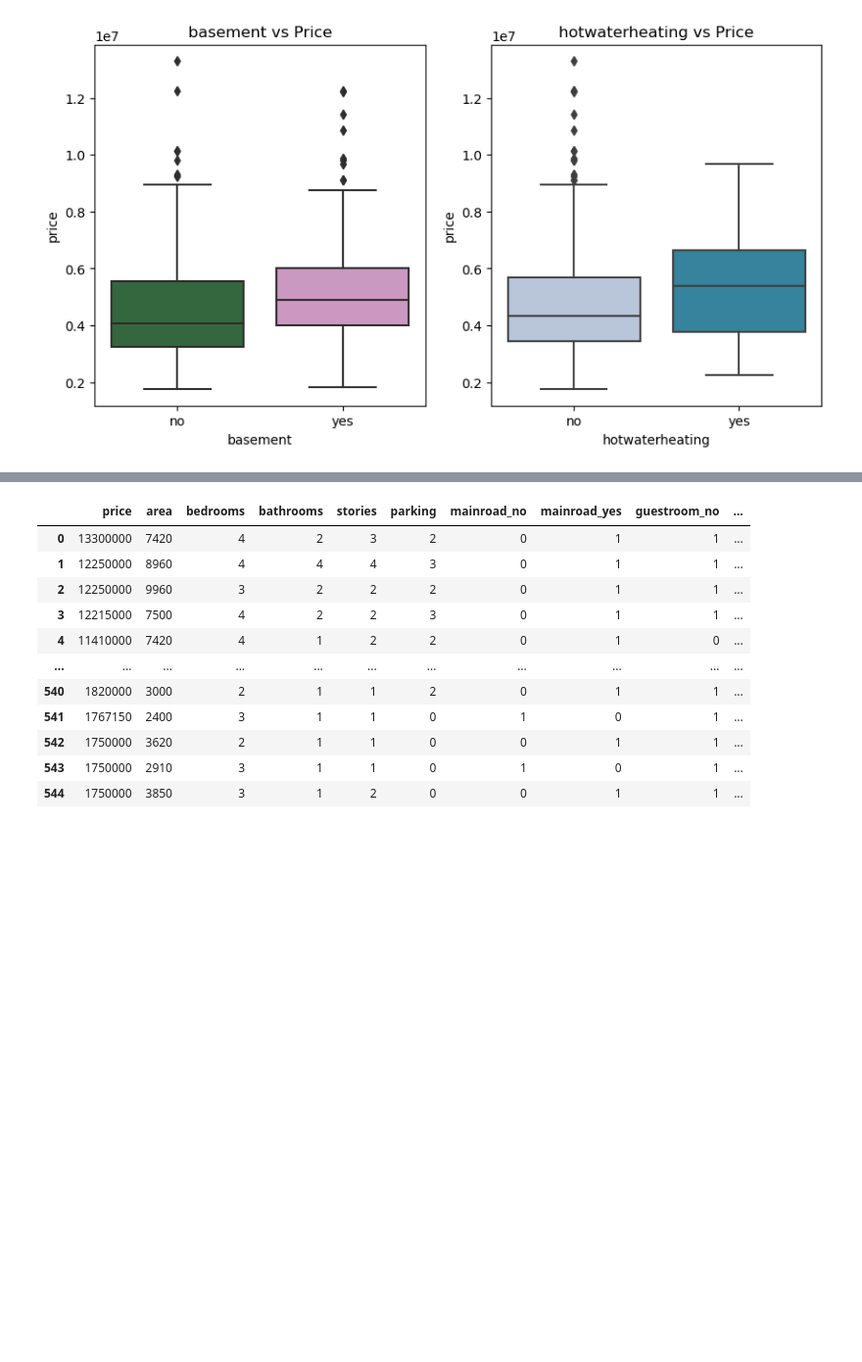
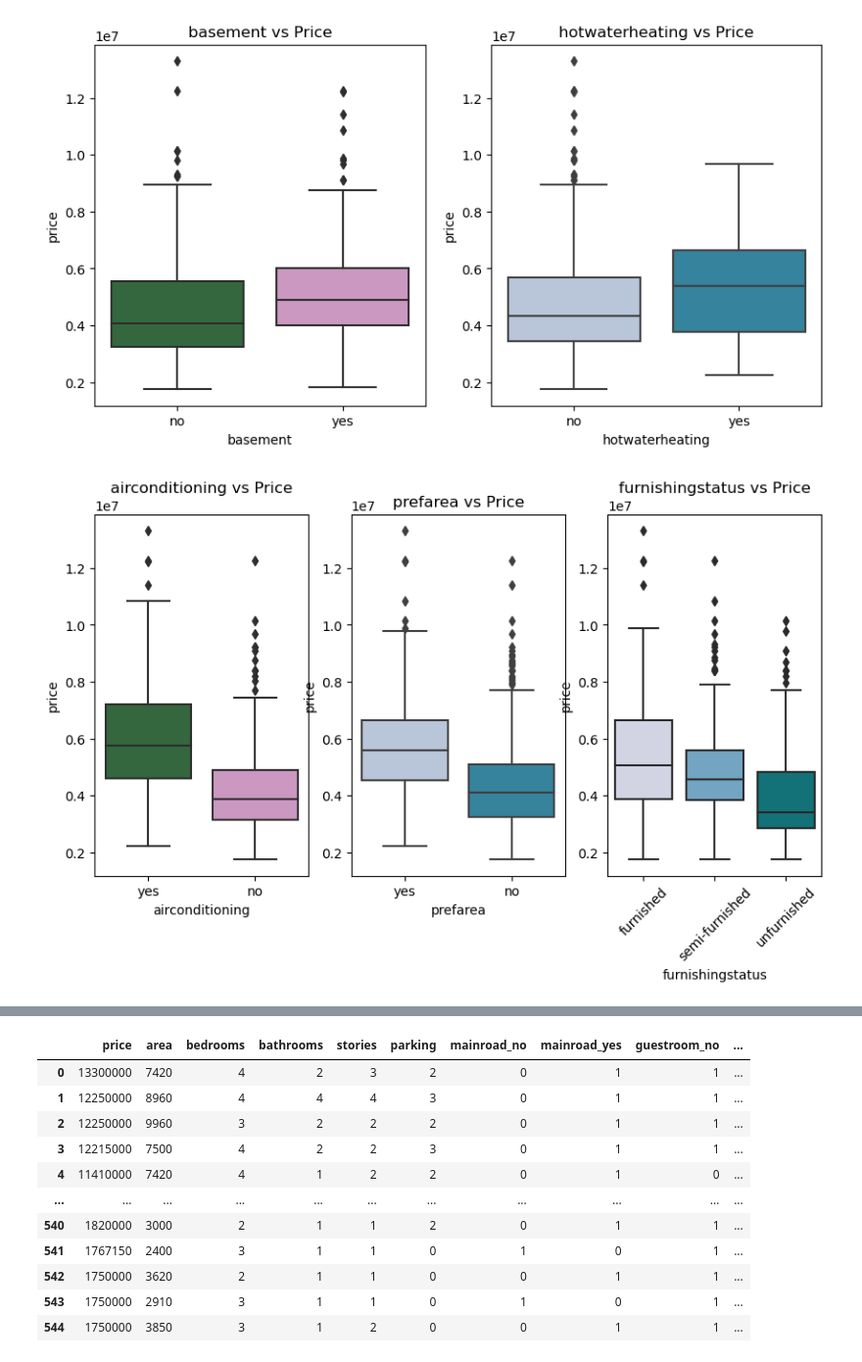
Before and after one commit to yenyew/housing-app, a Jupyter notebook: housing_project.ipynb, the cells around one changed output, grey strips where cells are left out. Shown at 98% size. Cells and saved outputs as stored; diff of their text form; code cells hidden in the pictures; blank space fills up the shorter version.

```diff
--- a/housing_project.ipynb
+++ b/housing_project.ipynb
@@ -83,3 +83,22 @@ sns.boxplot(x=df.hotwaterheating, y=df.price, palette=("PuBuGn"))
 plt.show()
 # %% [output]
 [figure]
+# %%
+plt.figure(figsize=(10,5))
+
+plt.subplot(1,3,1)
+plt.title('airconditioning vs Price')
+sns.boxplot(x=df.airconditioning, y=df.price, palette=("cubehelix"))
+
+plt.subplot(1,3,2)
+plt.title('prefarea vs Price')
+sns.boxplot(x=df.prefarea, y=df.price, palette=("PuBuGn"))
+
+plt.subplot(1,3,3)
+plt.title('furnishingstatus vs Price')
+sns.boxplot(x=df.furnishingstatus, y=df.price, palette=("PuBuGn"))
+plt.xticks(rotation=45)
+
+plt.show()
+# %% [output]
+[figure, added]
```
Also changed, not shown: parts of 2 cells of this notebook, 1 other file.
